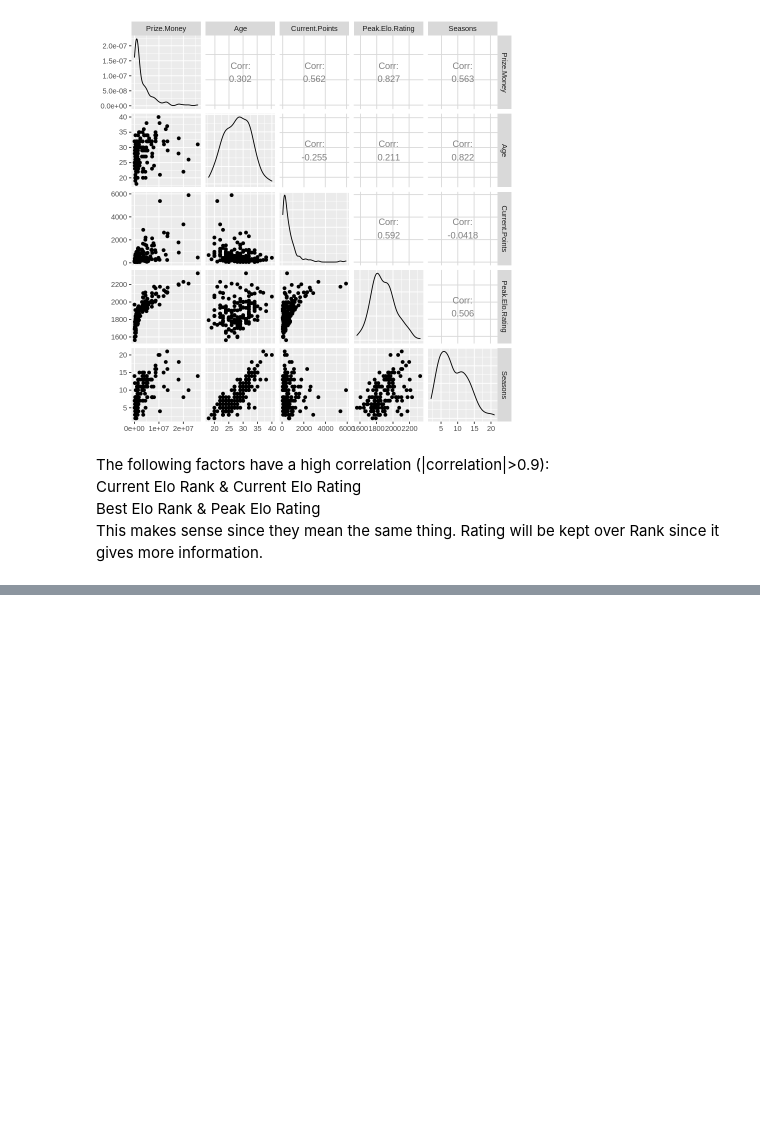
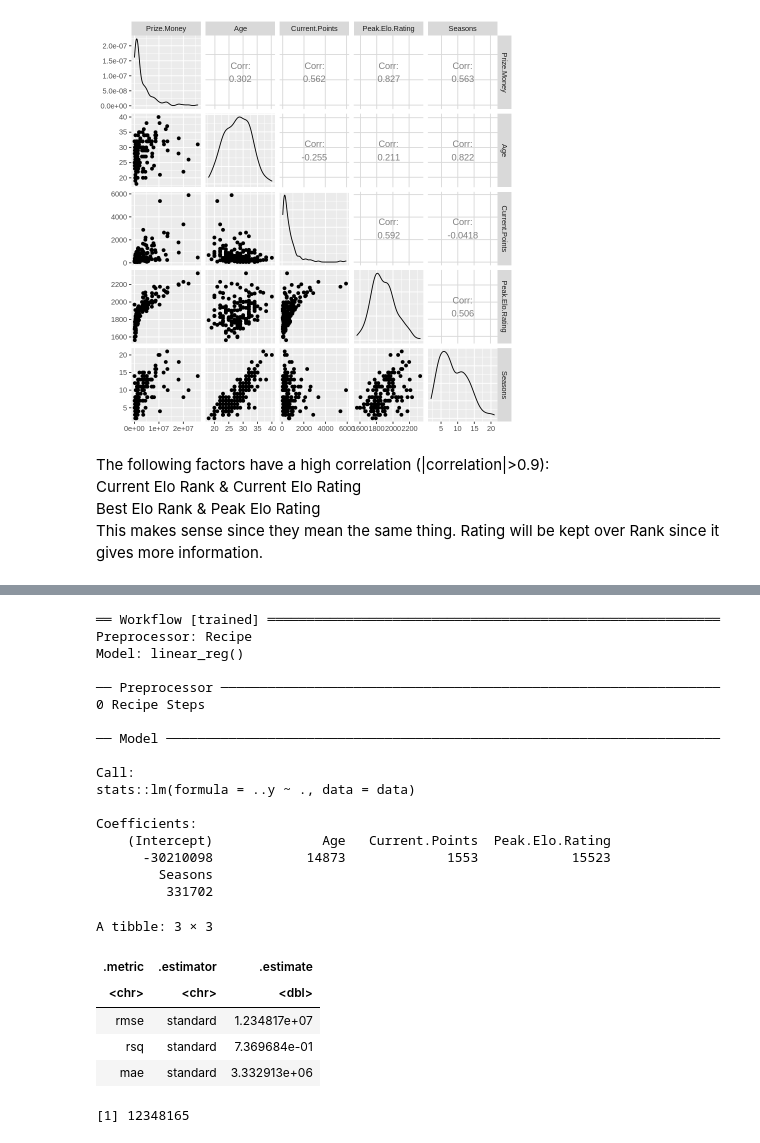
Before and after one commit to alisontucker/DSCI-100-Group-Project, a Jupyter notebook: Main_code.ipynb, the cells around one changed output, grey strips where cells are left out. Saved outputs shown, nothing was run; the diff lists cells and outputs as text; code cells hidden in the pictures; blank space fills up the shorter version.

Commit message:
Linear model

```diff
--- a/Main_code.ipynb
+++ b/Main_code.ipynb
@@ -340,0 +356,53 @@ A tibble: 3 × 3
+# %%
+lm_spec<-linear_reg()%>%
+    set_engine("lm")%>%
+    set_mode("regression")
+
+lm_recipe<-recipe(Prize.Money~., data=player_stats_training)
+
+lm_fit<-workflow()%>%
+    add_recipe(lm_recipe)%>%
+    add_model(lm_spec)%>%
+    fit(player_stats_training)
+
+lm_fit
+
+lm_test_results <- lm_fit %>%
+        predict(player_stats_testing) %>%
+        bind_cols(player_stats_testing) %>%
+        metrics(truth = Prize.Money, estimate = .pred)
+
+lm_test_results
+
+lm_rmspe <- lm_test_results %>%
+         filter(.metric=='rmse') %>%
+         select(.estimate) %>%
+         pull()
+
+
+lm_rmspe
+# %% [output]
+══ Workflow [trained] ══════════════════════════════════════════════════════════
+Preprocessor: Recipe
+Model: linear_reg()
+
+── Preprocessor ────────────────────────────────────────────────────────────────
+0 Recipe Steps
+
+── Model ───────────────────────────────────────────────────────────────────────
+
+Call:
+stats::lm(formula = ..y ~ ., data = data)
+
+Coefficients:
+    (Intercept)              Age   Current.Points  Peak.Elo.Rating
+      -30210098            14873             1553            15523
+        Seasons
+         331702
+A tibble: 3 × 3
+| .metric | .estimator | .estimate |
+| <chr> | <chr> | <dbl> |
+| rmse | standard | 1.234817e+07 |
+| rsq | standard | 7.369684e-01 |
+| mae | standard | 3.332913e+06 |
+[1] 12348165
```
Also changed, not shown: parts of 3 cells of this notebook.
